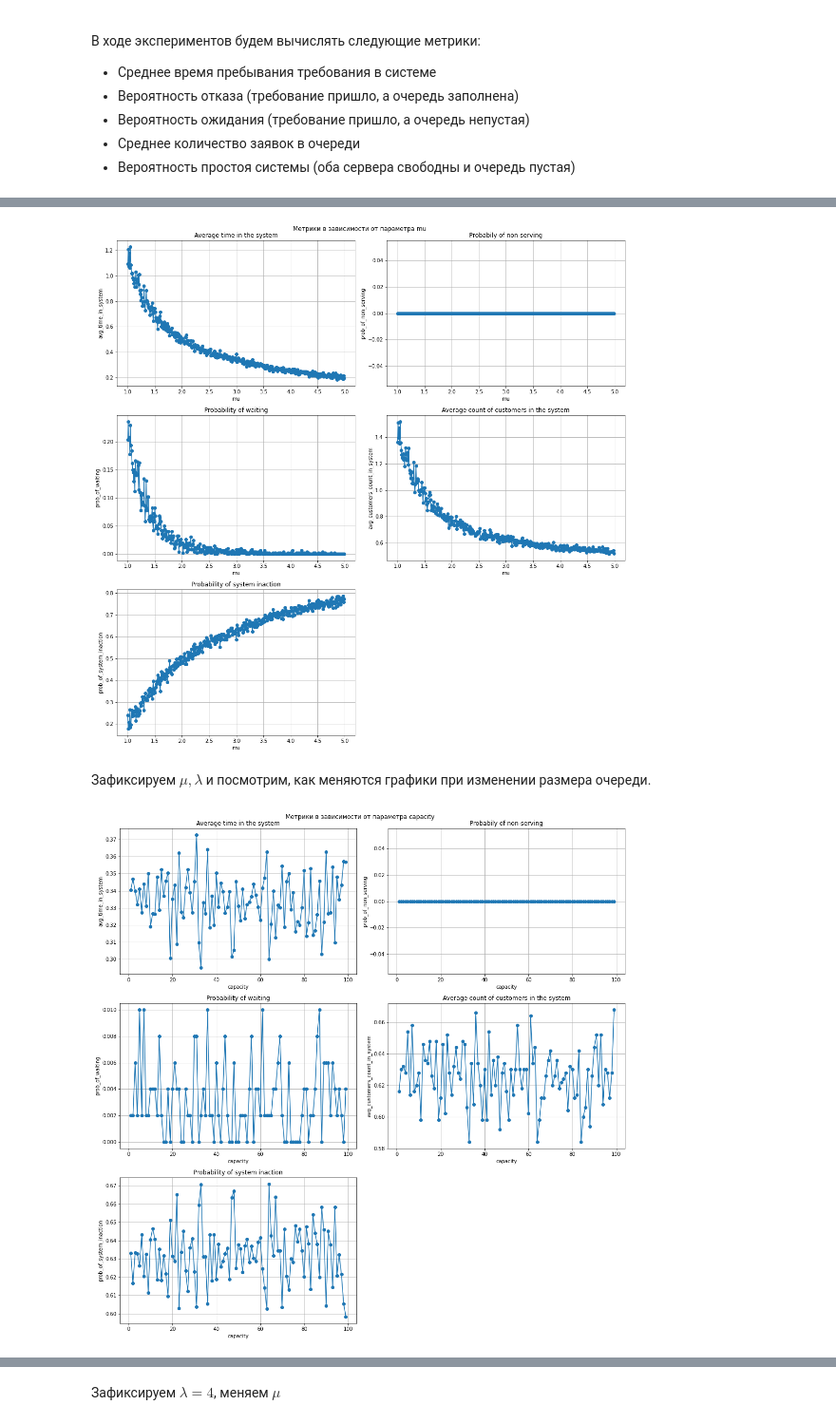
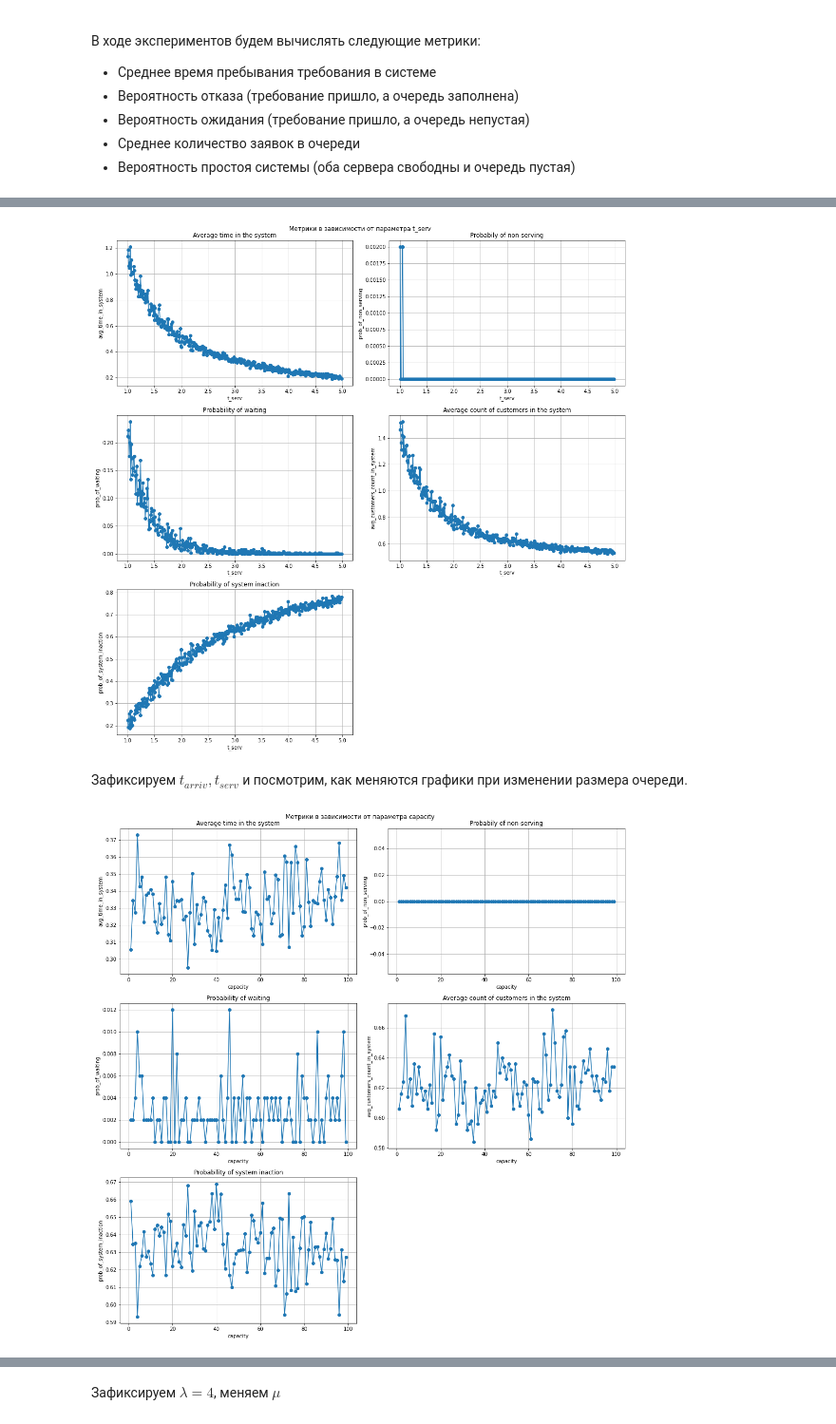
Before and after one commit to avmusatov/Queuing-theory-MMc, a Jupyter notebook: model.ipynb, the cells around one changed output, grey strips where cells are left out. Shown: that part at 95% size. Cells and saved outputs as stored; diff of their text form; code cells hidden in the pictures.

```diff
--- a/model.ipynb
+++ b/model.ipynb
@@ -141,7 +141,7 @@ df = pd.DataFrame(columns=['Average interarrival time', 'Average service time se
 
 for i in range(100):
     np.random.seed(i)
-    system = QueueMM2(lbd=4, mu=5)
+    system = QueueMM2(t_arriv=0.5, t_serv=2)
     while system.clock <= 1000:
         system.time_adv()
 
@@ -182,8 +182,8 @@ metrics_titles = ['Average time in the system',
                   'Average count of customers in the system',
                   'Probability of system inaction']
 # %%
-def run_mm2_queue(lbd, mu, cap, n_iter, seed=42):
-    system = QueueMM2(lbd, mu, cap)
+def run_mm2_queue(t_arrive, t_serv, cap, n_iter, seed=42):
+    system = QueueMM2(t_arrive, t_serv, cap)
     np.random.seed()
 
     for i in range(n_iter):
@@ -197,6 +197,8 @@ def run_mm2_queue(lbd, mu, cap, n_iter, seed=42):
         'avg_customers_count_in_system': system.get_avg_customers_count_in_system(),
         'prob_of_system_inaction': system.get_prob_of_system_inaction()
     }
+#     print(system.clock)
+#     print(system.num_arrivals)
 
     return metrics
 # %%
@@ -224,7 +226,7 @@ def draw_metrics(params, test_metrics, param_name):
 # %%
-mu = 5
+t_serv = 5
 int_size = 0.01
-lambdas = np.arange(0, mu, int_size)
+t_arriv_arr = np.arange(0, t_serv, int_size)
 capacity = 5
 
 test_metrics = {
@@ -235,13 +237,13 @@ test_metrics = {
     'prob_of_system_inaction': list()
 }
 
-for lbd in lambdas:
-    metrics = run_mm2_queue(lbd, mu, capacity, 1000)
+for t_arriv in t_arriv_arr:
+    metrics = run_mm2_queue(t_arriv, t_serv, capacity, 1000)
     test_metrics['avg_time_in_system'].append(metrics['avg_time_in_system'])
     test_metrics['prob_of_non_serving'].append(metrics['prob_of_non_serving'])
     test_metrics['prob_of_waiting'].append(metrics['prob_of_waiting'])
     test_metrics['avg_customers_count_in_system'].append(metrics['avg_customers_count_in_system'])
     test_metrics['prob_of_system_inaction'].append(metrics['prob_of_system_inaction'])
 
-draw_metrics(lambdas, test_metrics, 'lambda')
+draw_metrics(t_arriv_arr, test_metrics, 't_arriv')
 # %% [output]
@@ -251,6 +253,6 @@ draw_metrics(lambdas, test_metrics, 'lambda')
 # %%
-mu_array = np.arange(1, 5, 0.01)
-lbd = 1
+t_serv_arr = np.arange(1, 5, 0.01)
+t_arriv = 1
 capacity = 5
 
 test_metrics = {
@@ -261,41 +263,41 @@ test_metrics = {
     'prob_of_system_inaction': list()
 }
 
-for mu in mu_array:
-    metrics = run_mm2_queue(lbd, mu, capacity, 1000)
+for t_serv in t_serv_arr:
+    metrics = run_mm2_queue(t_arriv, t_serv, capacity, 1000)
     test_metrics['avg_time_in_system'].append(metrics['avg_time_in_system'])
     test_metrics['prob_of_non_serving'].append(metrics['prob_of_non_serving'])
     test_metrics['prob_of_waiting'].append(metrics['prob_of_waiting'])
     test_metrics['avg_customers_count_in_system'].append(metrics['avg_customers_count_in_system'])
     test_metrics['prob_of_system_inaction'].append(metrics['prob_of_system_inaction'])
 
-draw_metrics(mu_array, test_metrics, 'mu')
+draw_metrics(t_serv_arr, test_metrics, 't_serv')
 # %% [output]
-[figure, old version]
+[figure, new version]
 # %% [markdown]
-Зафиксируем $\mu, \lambda$ и посмотрим, как меняются графики при изменении размера очереди.
+Зафиксируем $t_{arriv}, t_{serv}$ и посмотрим, как меняются графики при изменении размера очереди.
 # %%
-mu = 3
-lmd = 1
+t_serv = 3
+t_arriv = 1
 capacity = np.arange(1, 100)
 
 test_metrics = {
     'avg_time_in_system': list(),
     'prob_of_non_serving': list(),
     'prob_of_waiting': list(),
     'avg_customers_count_in_system': list(),
     'prob_of_system_inaction': list()
 }
 
 for cap in capacity:
-    metrics = run_mm2_queue(lmd, mu, cap, 1000)
+    metrics = run_mm2_queue(t_arriv, t_serv, cap, 1000)
     test_metrics['avg_time_in_system'].append(metrics['avg_time_in_system'])
     test_metrics['prob_of_non_serving'].append(metrics['prob_of_non_serving'])
     test_metrics['prob_of_waiting'].append(metrics['prob_of_waiting'])
     test_metrics['avg_customers_count_in_system'].append(metrics['avg_customers_count_in_system'])
     test_metrics['prob_of_system_inaction'].append(metrics['prob_of_system_inaction'])
 
 draw_metrics(capacity, test_metrics, 'capacity')
 # %% [output]
-[figure, old version]
+[figure, new version]
 # %% [markdown]
```
Also changed, not shown: parts of 9 cells of this notebook.
